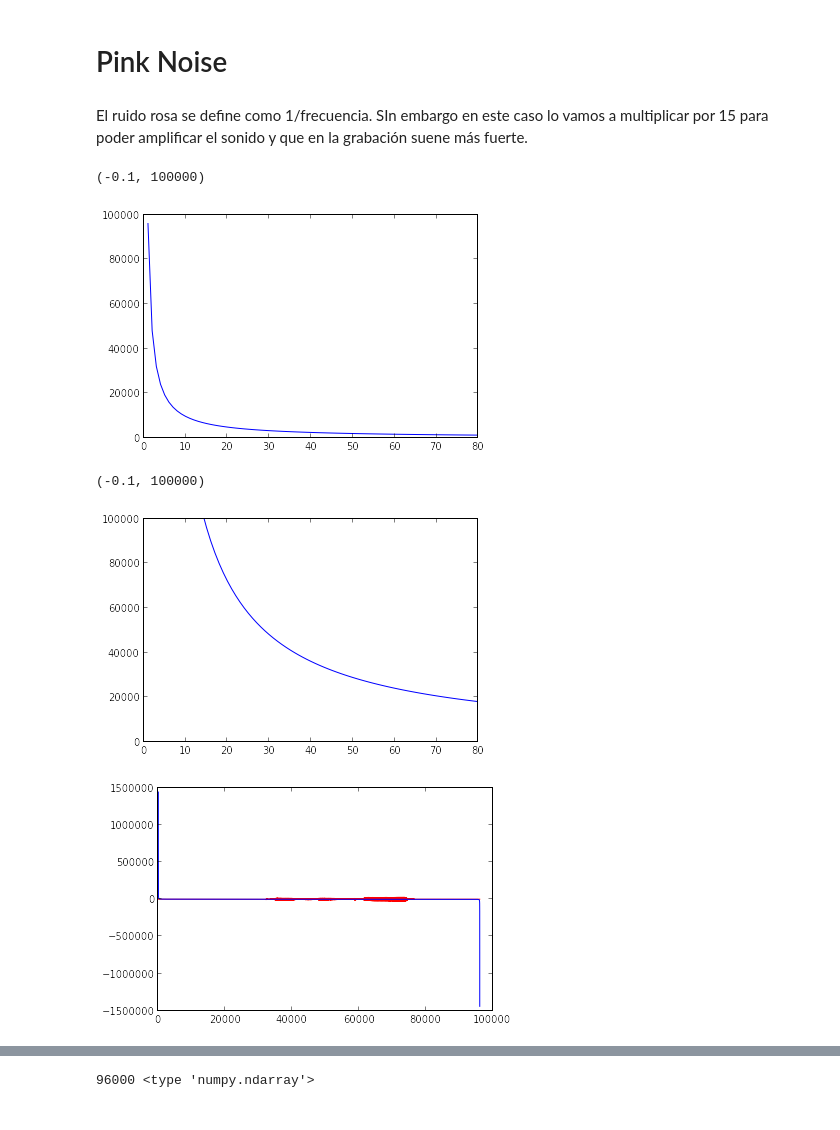
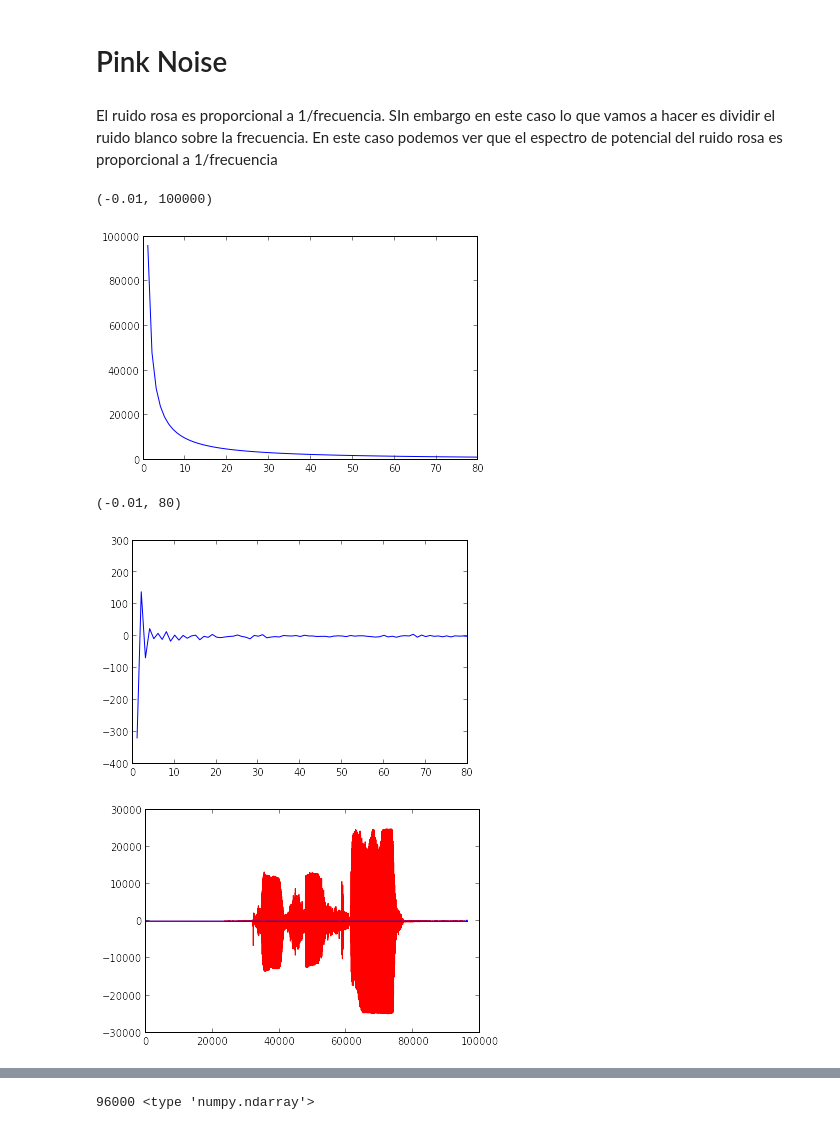
Before and after one commit to LinaPerez/PerezAngel_GarzonAlvarado_hw5, a Jupyter notebook: Pink&White_Noise.ipynb, the cells around one changed output, grey strips where cells are left out. Drawn from its saved outputs; the diff is of its cells as text; code cells hidden in the pictures.

```diff
--- a/Pink&White_Noise.ipynb
+++ b/Pink&White_Noise.ipynb
@@ -86,27 +89,26 @@ print type(sig[1]), type((xx[1]))
 <type 'numpy.int16'> <type 'numpy.float64'>
 # %% [markdown]
 # Pink Noise
-# %% [markdown]
-El ruido rosa se define como 1/frecuencia. SIn embargo en este caso lo vamos a multiplicar por 15 para poder amplificar el sonido y que en la grabación suene más fuerte.
+# %% [markdown]
+El ruido rosa es proporcional a 1/frecuencia. SIn embargo en este caso lo que vamos a hacer es dividir el ruido blanco sobre la frecuencia. En este caso podemos ver que el espectro de potencial del ruido rosa es proporcional a 1/frecuencia
 # %%
 pink1 = (1/freq)
 plot(pink1)
-plt.xlim(-0.05,80)
-plt.ylim(-0.1, 100000)
+plt.xlim(-0.01,80)
+plt.ylim(-0.01, 100000)
 # %% [output]
-(-0.1, 100000)
+(-0.01, 100000)
 [figure]
 # %%
-pink = (1/freq)*15 #amplificamos la amplitud para que suene mas duro
+pink = ((clean_f)/freq)
 plot(pink)
-plt.xlim(-0.05,80)
-plt.ylim(-0.1, 100000)
+plt.xlim(-0.01,80)
 # %% [output]
-(-0.1, 100000)
+(-0.01, 80)
-[figure, old version]
+[figure, new version]
 # %%
 pylab.plot(sig*10, 'r')
 pylab.plot(pink)
 pylab.show()
 # %% [output]
-[figure, old version]
+[figure, new version]
```
Also changed, not shown: parts of 4 cells of this notebook.
